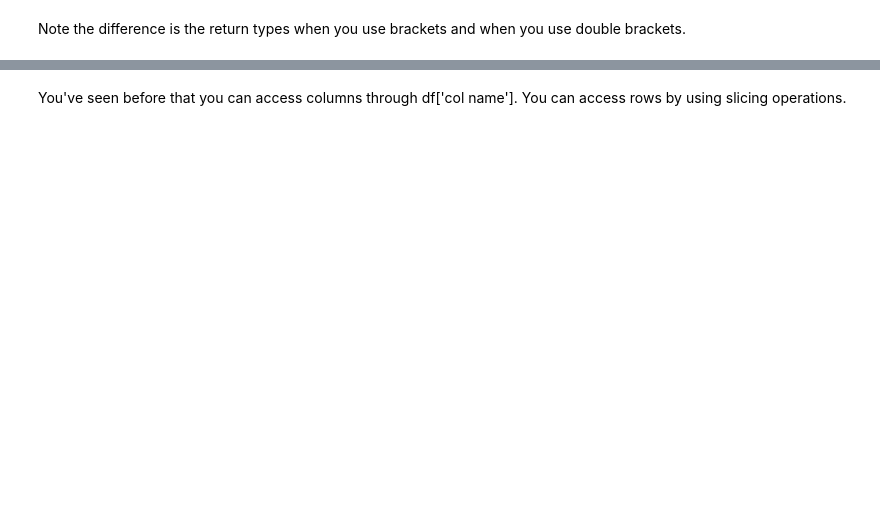
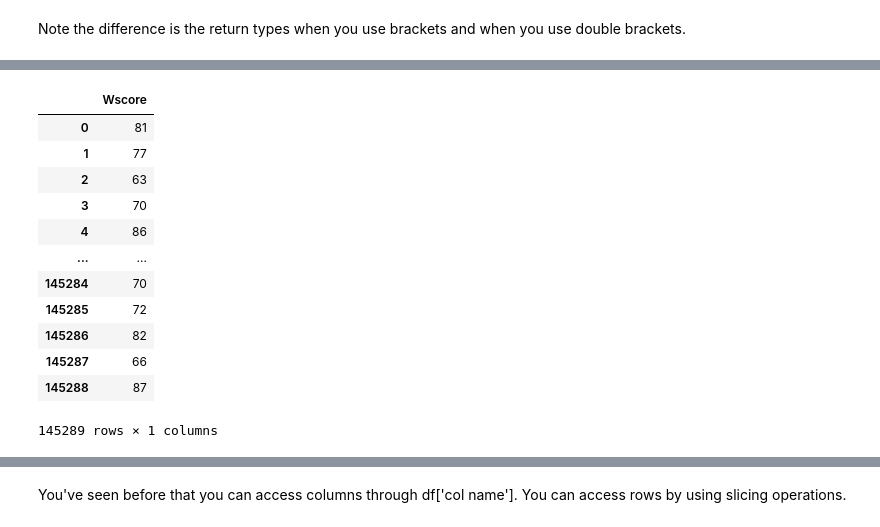
Before and after one commit to bootloader-kp/python-tutorial, a Jupyter notebook: 7._4._Pandas Tutorial.ipynb, the cells around one changed output, grey strips where cells are left out. Saved outputs shown, nothing was run; the diff lists cells and outputs as text; code cells hidden in the pictures; blank space fills up the shorter version.

```diff
--- a/7._4._Pandas Tutorial.ipynb
+++ b/7._4._Pandas Tutorial.ipynb
@@ -435,2 +525,18 @@ type(df['Wscore'])
+# %%
+df[['Wscore']]
+# %% [output]
+|  | Wscore |
+| 0 | 81 |
+| 1 | 77 |
+| 2 | 63 |
+| 3 | 70 |
+| 4 | 86 |
+| ... | ... |
+| 145284 | 70 |
+| 145285 | 72 |
+| 145286 | 82 |
+| 145287 | 66 |
+| 145288 | 87 |
+145289 rows × 1 columns
 # %%
 type(df[['Wscore']])
```
Also changed, not shown: parts of 17 cells of this notebook, 1 other file.
